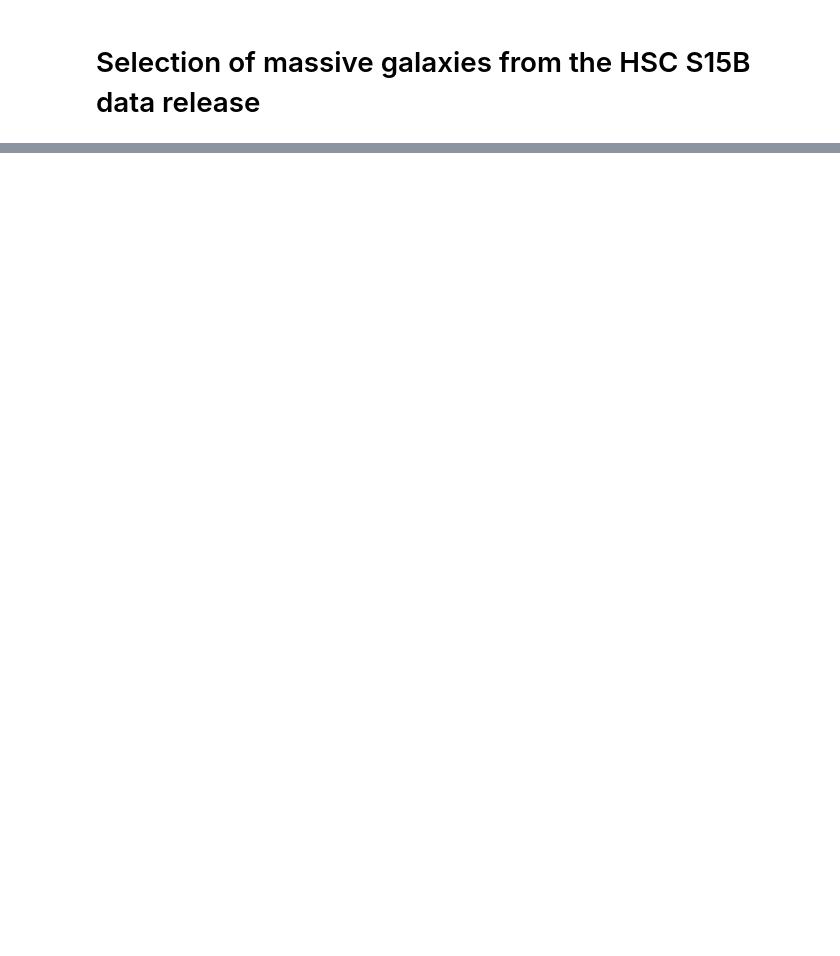
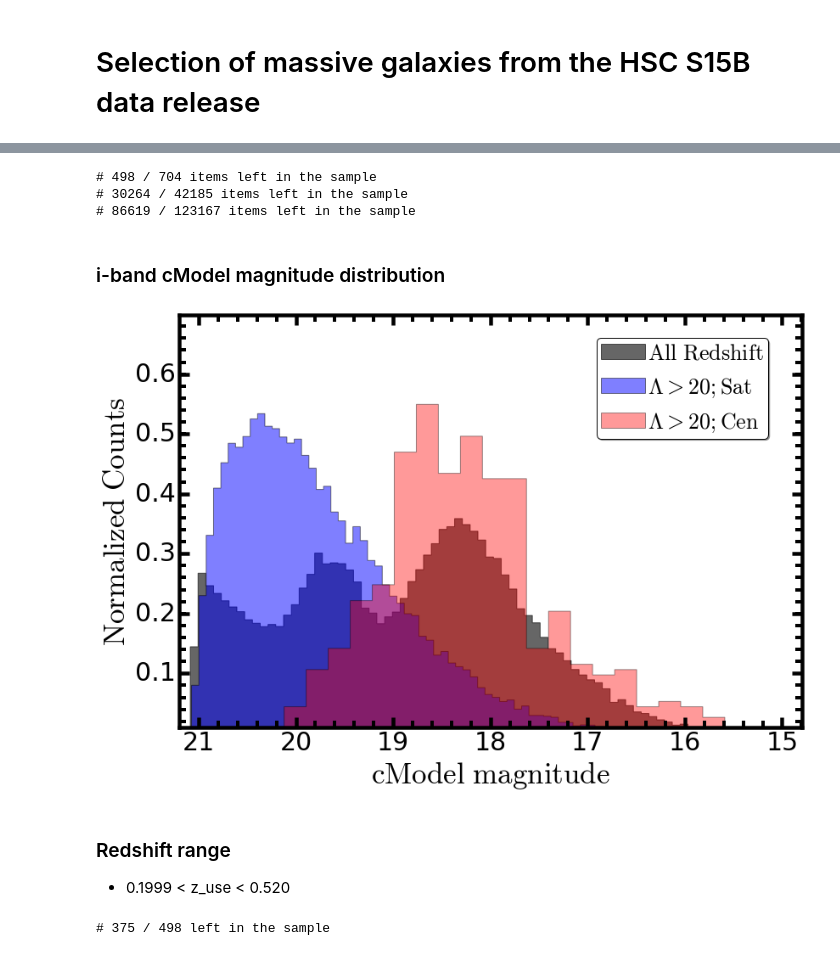
Before and after one commit to dr-guangtou/hsc_redbcg, a Jupyter notebook: note/dr1/dr1_sample_selection.ipynb, the cells around one changed output, grey strips where cells are left out. Cells and saved outputs as stored; diff of their text form; code cells hidden in the pictures; blank space fills up the shorter version.

```diff
--- a/note/dr1/dr1_sample_selection.ipynb
+++ b/note/dr1/dr1_sample_selection.ipynb
@@ -408,0 +1014,16 @@ new = addMaggies(bcgOld, sortCol='z_use')
+# %%
+z_use = copy.deepcopy(hscMaster['z_hsc'].data)
+z_sdss = copy.deepcopy(hscMaster['z_sdss'].data)
+z_gama = copy.deepcopy(hscMaster['z_gama'].data)
+
+for ii, red in enumerate(z_use):
+    if not np.isfinite(red) or red <= 0.0:
+        if np.isfinite(z_gama[ii]) and z_gama[ii] > 0.0:
+            z_use[ii] = z_gama[ii]
+        elif np.isfinite(z_sdss[ii]) and z_sdss[ii] > 0.0:
+            z_use[ii] = z_sdss[ii]
+        else:
+            continue
+
+# Add a new column
+hscMaster.add_column(Column(z_use, name='z_use'))
@@ -408,0 +1088,64 @@ new = addMaggies(bcgOld, sortCol='z_use')
+# %%
+redbcgGood = qualityControl(redbcgMaster)
+redmemGood = qualityControl(redmemMaster, strict=True)
+nonbcgGood = qualityControl(hscMaster, strict=True)
+# %% [output]
+# 498 / 704 items left in the sample
+# 30264 / 42185 items left in the sample
+# 86619 / 123167 items left in the sample
+# %% [markdown]
+### i-band cModel magnitude distribution
+# %%
+#---------------------------------------------------------#
+fig = plt.figure(figsize=(12, 9))
+fig.subplots_adjust(left=0.1, right=0.95, bottom=0.15)
+ax1 = fig.add_subplot(111)
+# Formatting
+ax1 = songPlotSetup(ax1)
+
+# Vertical lines for sample selection
+ax1.axvline(0.2, linestyle='--', linewidth=4.5, c='k', alpha=0.3)
+ax1.axvline(0.5, linestyle='--', linewidth=4.5, c='k', alpha=0.3)
+
+# Histograms
+temp = hist(nonbcgGood['imag_cmodel'] - nonbcgGood['a_i'], bins='knuth', histtype='stepfilled',
+            alpha=0.6, color='k', normed=True, label='$\mathrm{All\ Redshift}$')
+temp = hist(redmemGood['imag_cmodel'] - redmemGood['a_i'], bins='knuth', histtype='stepfilled',
+            alpha=0.5, color='b', normed=True, label='$\Lambda>20; \mathrm{Sat}$')
+temp = hist(redbcgGood['imag_cmodel'] - redbcgGood['a_i'], bins='knuth', histtype='stepfilled',
+            alpha=0.4, color='r', normed=True, label='$\Lambda>20; \mathrm{Cen}$')
+
+# X, Y limits
+ax1.set_xlim(21.2, 14.79)
+ax1.set_ylim(0.010, 0.699)
+
+# X, Y Label
+ax1.set_xlabel('$\mathrm{cModel\ magnitude}$', fontsize=35)
+ax1.set_ylabel('$\mathrm{Normalized\ Counts}$', fontsize=35)
+
+# Legend
+l_handles, l_labels = ax1.get_legend_handles_labels()
+ax1.legend(l_handles, l_labels, loc=(0.67, 0.70),
+           shadow=True, fancybox=True,
+           numpoints=1, fontsize=26, scatterpoints=1,
+           markerscale=1.8, borderpad=0.2, handletextpad=0.1)
+
+# Save
+fig.savefig('figure/massive_s15b_icmodel_hist.png', dpi=200)
+# %% [output]
+[figure, added]
+# %% [markdown]
+### Redshift range
+
+* 0.1999 < z_use < 0.520
+# %%
+redbcgIY = (redbcgGood['imag_cmodel'] - redbcgGood['a_i'] -
+            redbcgGood['ymag_cmodel'] + redbcgGood['a_y'])
+redbcgUse = redbcgGood[(redbcgGood['z_use'] >= 0.1999) &
+                       (redbcgGood['z_use'] <= 0.5010) &
+                       (redbcgGood['lambda_redm'] - redbcgGood['lambda_err_redm'] >= 18.0) &
+                       (redbcgGood['p_cen_1_redm'] >= 0.55) &
+                       (redbcgIY > 0.10) & (redbcgIY <= 0.86)]
+print("# %d / %d left in the sample" % (len(redbcgUse), len(redbcgGood)))
+# %% [output]
+# 375 / 498 left in the sample
```
Also changed, not shown: parts of 114 cells of this notebook, 19 other files.
